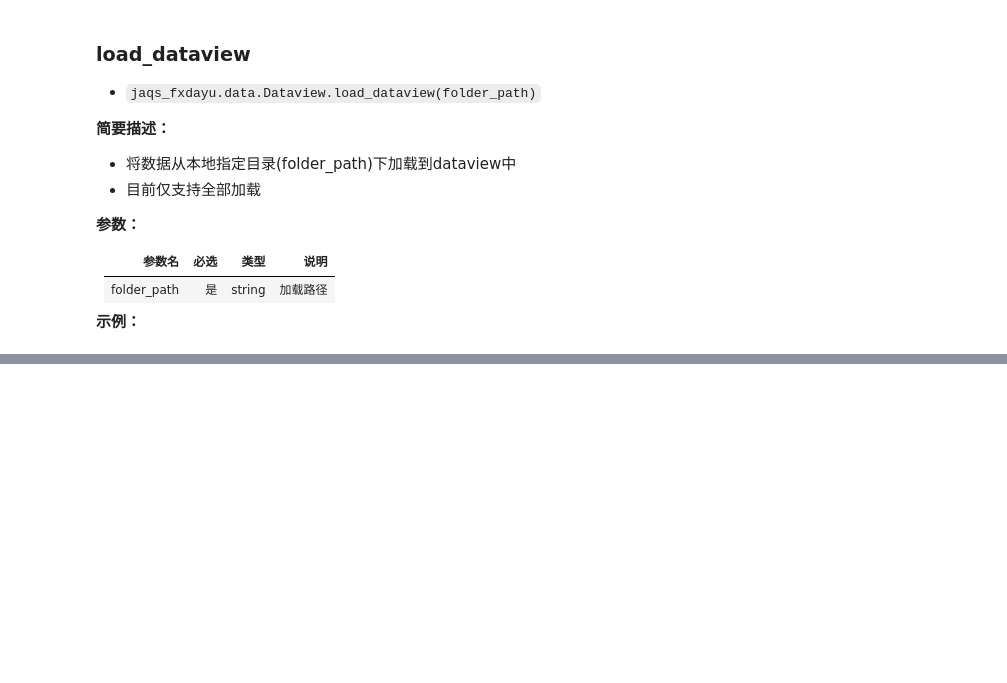
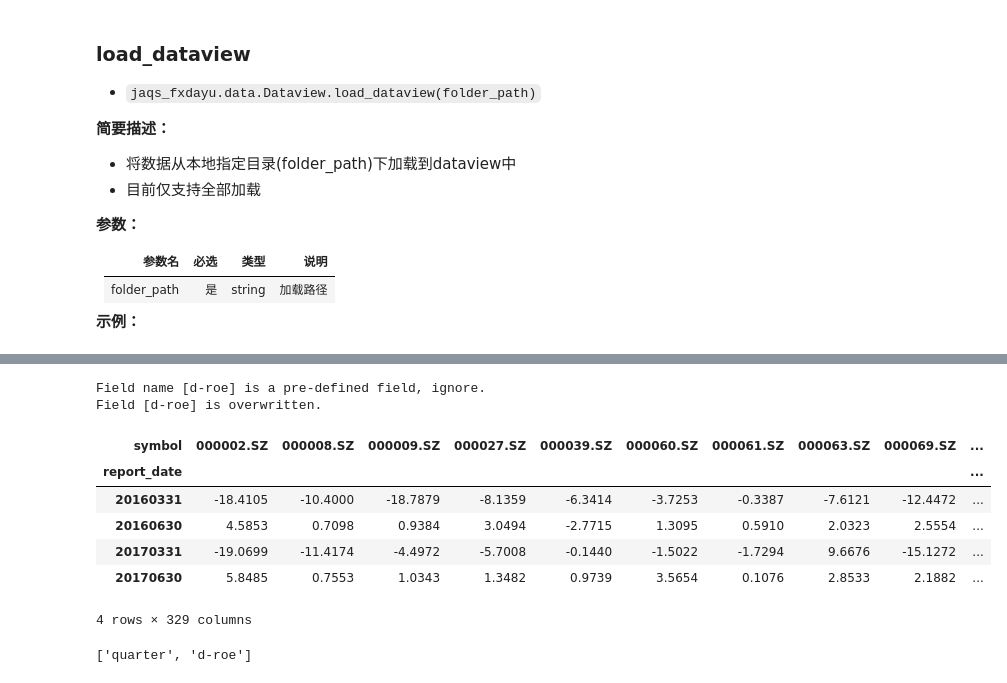
Before and after one commit to xingetouzi/jaqs-fxdayu, a Jupyter notebook: docs/_source/dataview.ipynb, the cells around one changed output, grey strips where cells are left out. Saved outputs shown, nothing was run; the diff lists cells and outputs as text; code cells hidden in the pictures; blank space fills up the shorter version.

```diff
--- a/docs/_source/dataview.ipynb
+++ b/docs/_source/dataview.ipynb
@@ -916 +913,20 @@ dv.load_dataview(dataview_folder)
 Dataview loaded successfully.
+# %%
+roe = dv.get_ts_quarter('roe')
+df = roe.diff()
+dv.append_df_quarter(df, "d-roe")
+dv.get_ts_quarter("d-roe").dropna().head() # 查询季度数据
+# %% [output]
+Field name [d-roe] is a pre-defined field, ignore.
+Field [d-roe] is overwritten.
+| symbol | 000002.SZ | 000008.SZ | 000009.SZ | 000027.SZ | 000039.SZ | 000060.SZ | 000061.SZ | 000063.SZ | 000069.SZ | ... |
+| report_date |  |  |  |  |  |  |  |  |  | ... |
+| 20160331 | -18.4105 | -10.4000 | -18.7879 | -8.1359 | -6.3414 | -3.7253 | -0.3387 | -7.6121 | -12.4472 | ... |
+| 20160630 | 4.5853 | 0.7098 | 0.9384 | 3.0494 | -2.7715 | 1.3095 | 0.5910 | 2.0323 | 2.5554 | ... |
+| 20170331 | -19.0699 | -11.4174 | -4.4972 | -5.7008 | -0.1440 | -1.5022 | -1.7294 | 9.6676 | -15.1272 | ... |
+| 20170630 | 5.8485 | 0.7553 | 1.0343 | 1.3482 | 0.9739 | 3.5654 | 0.1076 | 2.8533 | 2.1882 | ... |
+4 rows × 329 columns
+# %%
+dv.custom_quarterly_fields
+# %% [output]
+['quarter', 'd-roe']
```
Also changed, not shown: parts of 9 cells of this notebook, 5 other files.
